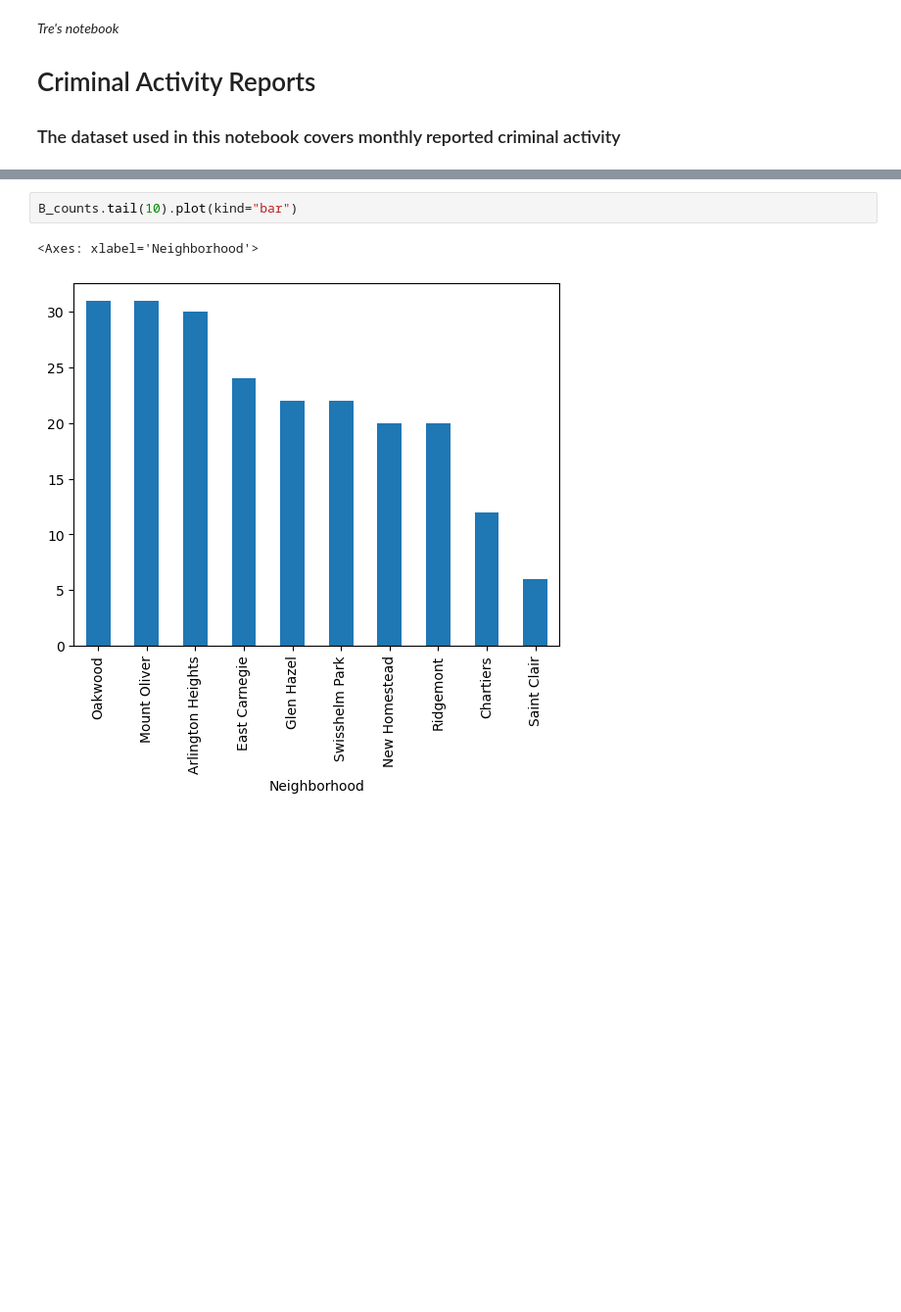
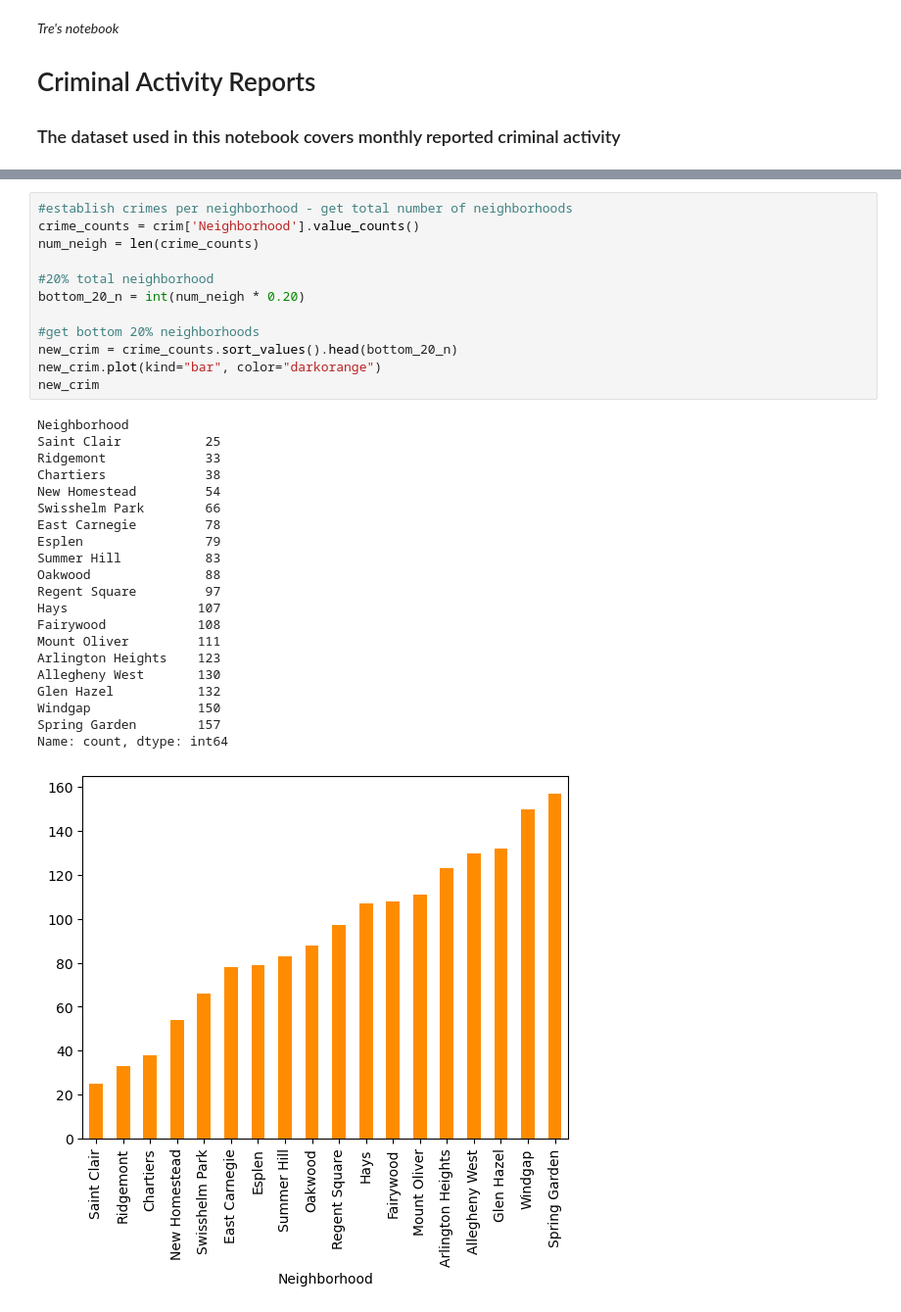
Before and after one commit to tredondizzy/Final-Project, a Jupyter notebook: CrimeActivity.ipynb, the cells around one changed output, grey strips where cells are left out. Shown: that part at 98% size. Cells and saved outputs as stored; diff of their text form; blank space fills up the shorter version.

```diff
--- a/CrimeActivity.ipynb
+++ b/CrimeActivity.ipynb
@@ -97,5 +17,34 @@ B_counts.head(10).plot(kind="bar")
-# %%
-B_counts.tail(10).plot(kind="bar")
-# %% [output]
-<Axes: xlabel='Neighborhood'>
-[figure, removed]
+# %%
+#establish crimes per neighborhood - get total number of neighborhoods
+crime_counts = crim['Neighborhood'].value_counts()
+num_neigh = len(crime_counts)
+
+#20% total neighborhood
+bottom_20_n = int(num_neigh * 0.20)
+
+#get bottom 20% neighborhoods
+new_crim = crime_counts.sort_values().head(bottom_20_n)
+new_crim.plot(kind="bar", color="darkorange")
+new_crim
+# %% [output]
+Neighborhood
+Saint Clair           25
+Ridgemont             33
+Chartiers             38
+New Homestead         54
+Swisshelm Park        66
+East Carnegie         78
+Esplen                79
+Summer Hill           83
+Oakwood               88
+Regent Square         97
+Hays                 107
+Fairywood            108
+Mount Oliver         111
+Arlington Heights    123
+Allegheny West       130
+Glen Hazel           132
+Windgap              150
+Spring Garden        157
+Name: count, dtype: int64
+[figure, added]
```
Also changed, not shown: parts of 22 cells of this notebook.
